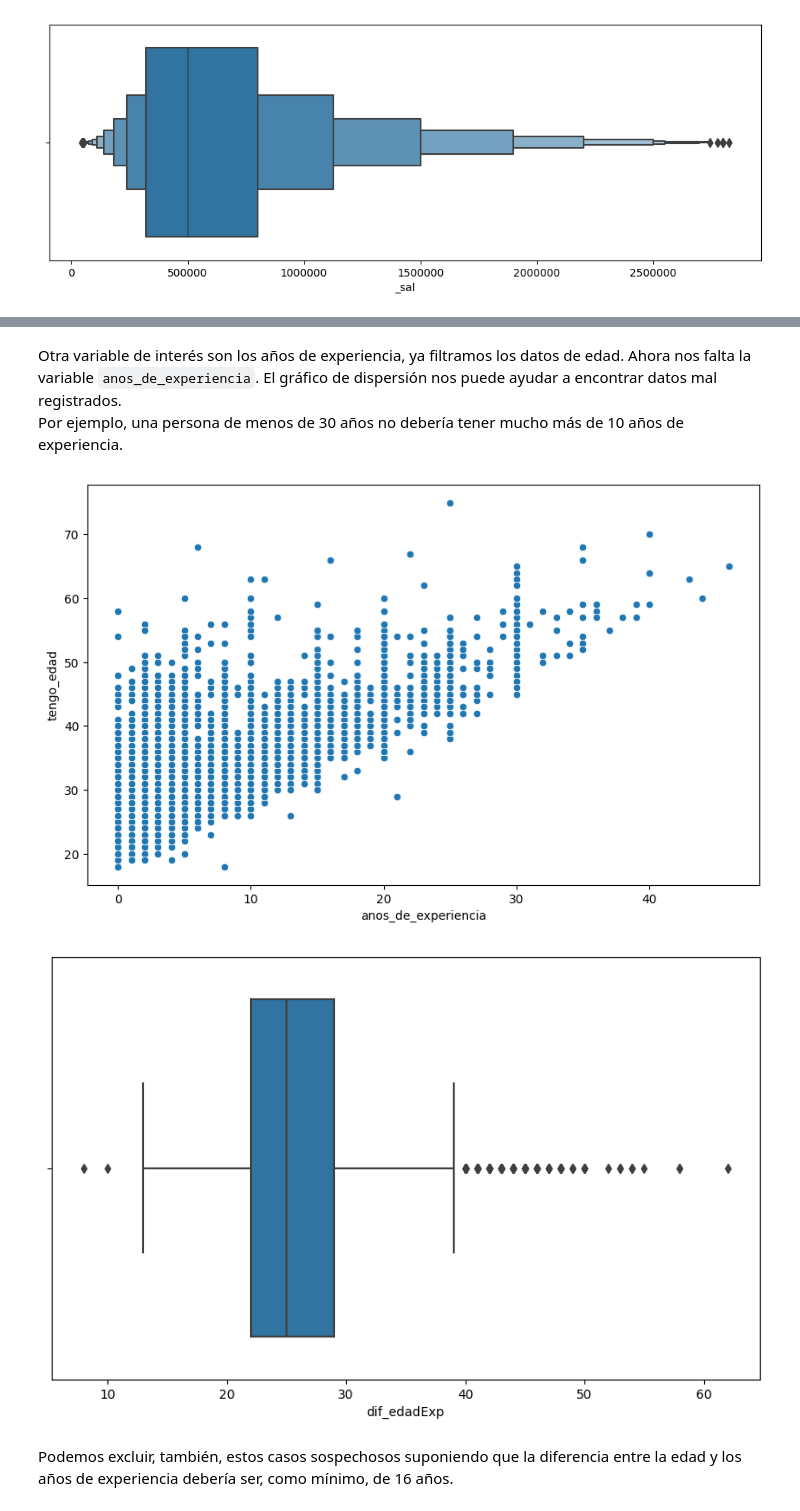
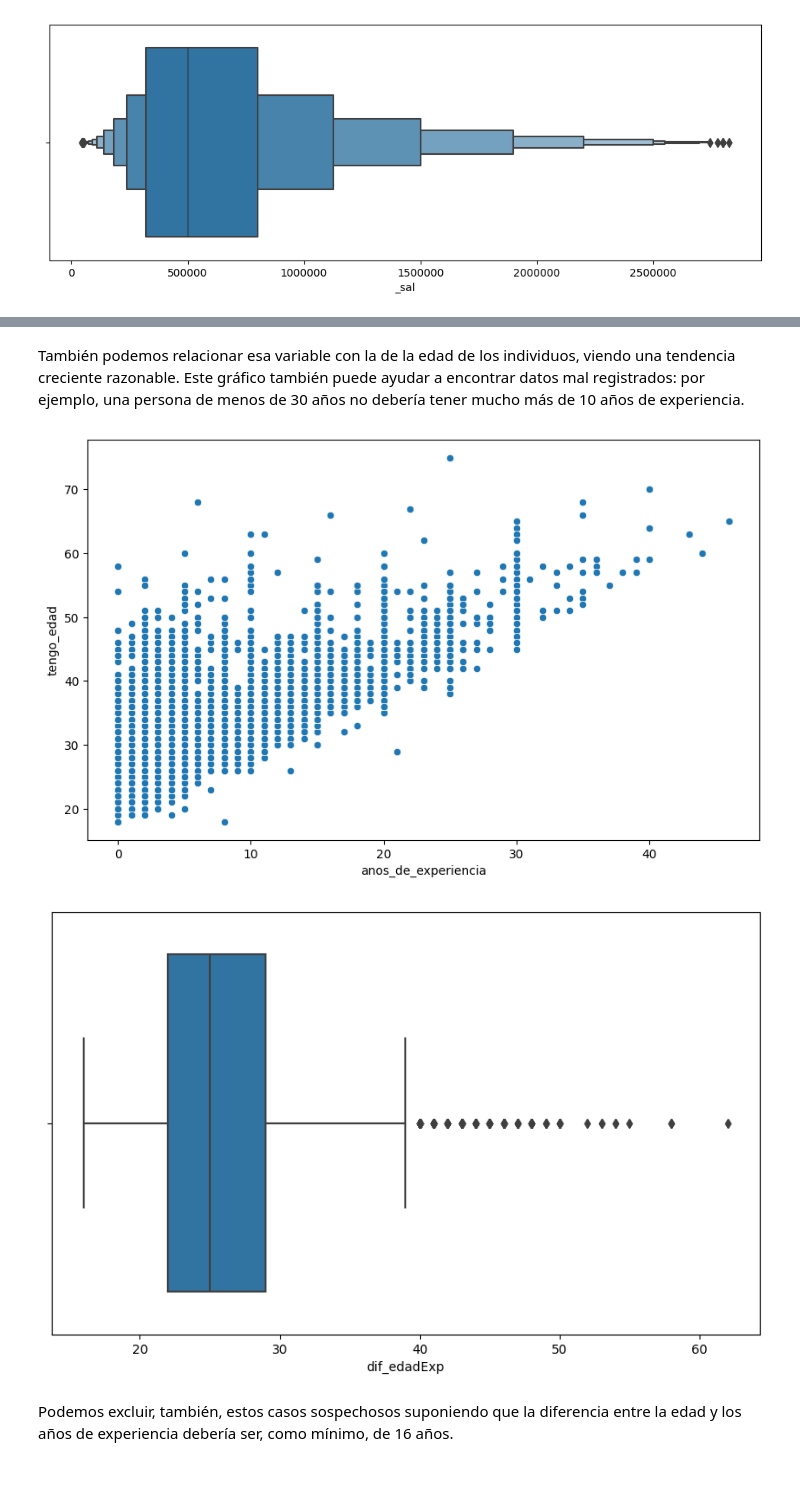
Before and after one commit to mgalim/TPEstadistica, a Jupyter notebook: TpFinal.ipynb, the cells around one changed output, grey strips where cells are left out. Cells and saved outputs as stored; diff of their text form; code cells hidden in the pictures; blank space fills up the shorter version.

```diff
--- a/TpFinal.ipynb
+++ b/TpFinal.ipynb
@@ -104,6 +105,7 @@ nivelDeEstudios_df
 2457 rows × 47 columns
 # %%
 # Gráfico de barras para ver la relación entre nivel de estudio
+df['maximo_nivel_de_estudios'] = df['maximo_nivel_de_estudios'].replace('Posgrado/Especialización', 'Postgrado')
 estudiosCount = df['maximo_nivel_de_estudios'].value_counts()
 plt.figure(figsize=(8, 6))
 sns.barplot(x=estudiosCount.index, y=estudiosCount.values)
@@ -231,0 +238,4 @@ plt.ticklabel_format(style='plain', axis='x');
+# %%
+df_red = df[df['_sal'] < sal_limit]
+df_red = df_red[df_red['tengo_edad'] < 99]
+df_red
@@ -231,0 +291,4 @@ plt.ticklabel_format(style='plain', axis='x');
+# %%
+df_red = df_red[df_red['anos_de_experiencia'] < 40]
+plt.figure(figsize=(24, 6))
+sns.barplot(x='anos_de_experiencia', y='_sal', data=df_red);
@@ -232,19 +297,18 @@ plt.ticklabel_format(style='plain', axis='x');
 # %% [markdown]
-Otra variable de interés son los años de experiencia, ya filtramos los datos de edad. Ahora nos falta la variable `anos_de_experiencia`.
-El gráfico de dispersión nos puede ayudar a encontrar datos mal registrados.<br>Por ejemplo, una persona de menos de 30 años no debería tener mucho más de 10 años de experiencia.
+También podemos relacionar esa variable con la de la edad de los individuos, viendo una tendencia creciente razonable. Este gráfico también puede ayudar a encontrar datos mal registrados: por ejemplo, una persona de menos de 30 años no debería tener mucho más de 10 años de experiencia.
 # %%
 # Visualizamos que hay edades muy chicas con muchos años de experiencia
 plt.figure(figsize=(10, 6))
-sns.scatterplot(x='anos_de_experiencia', y='tengo_edad', data=edadFiltrada_df);
+sns.scatterplot(x='anos_de_experiencia', y='tengo_edad', data=df_red);
 # %% [output]
-[figure, old version]
+[figure, new version]
 # %%
 # Visualizamos que hay edades muy chicas con muchos años de experiencia
-edadFiltrada_df.loc[:,'dif_edadExp'] = edadFiltrada_df['tengo_edad']-edadFiltrada_df['anos_de_experiencia']
+df_red.loc[:,'dif_edadExp'] = df_red['tengo_edad'] - df_red['anos_de_experiencia']
 plt.figure(figsize=(10, 6))
-sns.boxplot(x='dif_edadExp', data=edadFiltrada_df);
+sns.boxplot(x='dif_edadExp', data=df_red);
 # %% [output]
-[figure, old version]
+[figure, new version]
 # %% [markdown]
 Podemos excluir, también, estos casos sospechosos suponiendo que la diferencia entre la edad y los años de experiencia debería ser, como mínimo, de 16 años.
 # %%
```
Also changed, not shown: parts of 19 cells of this notebook.
